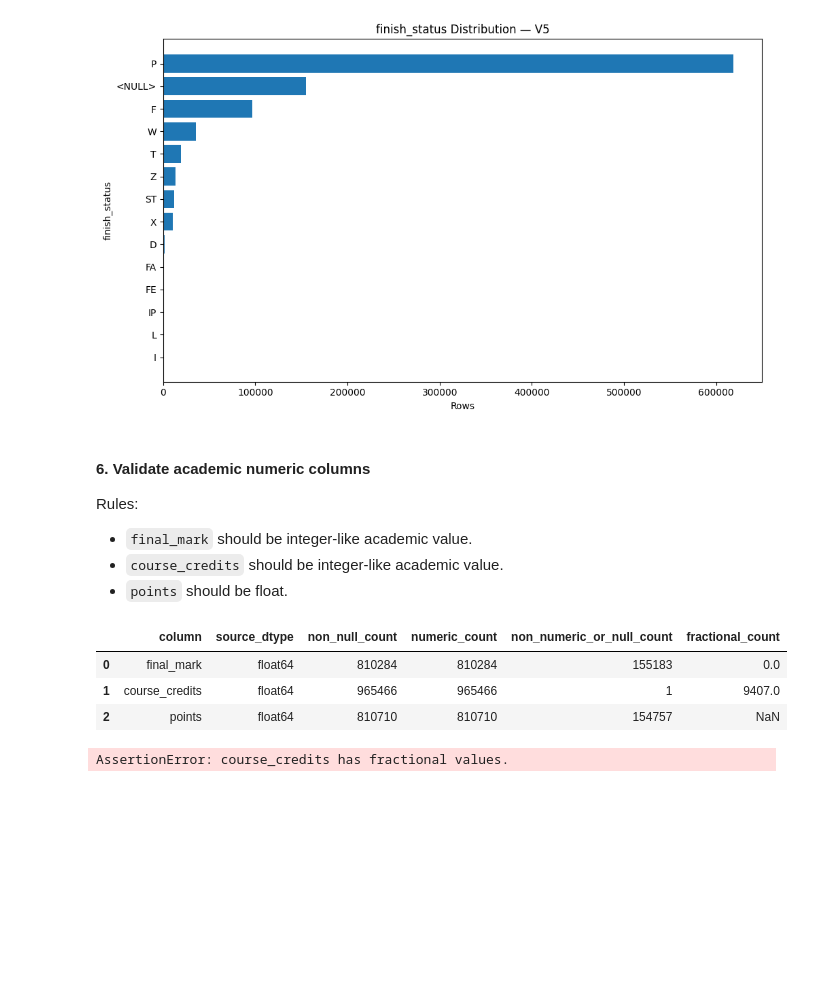
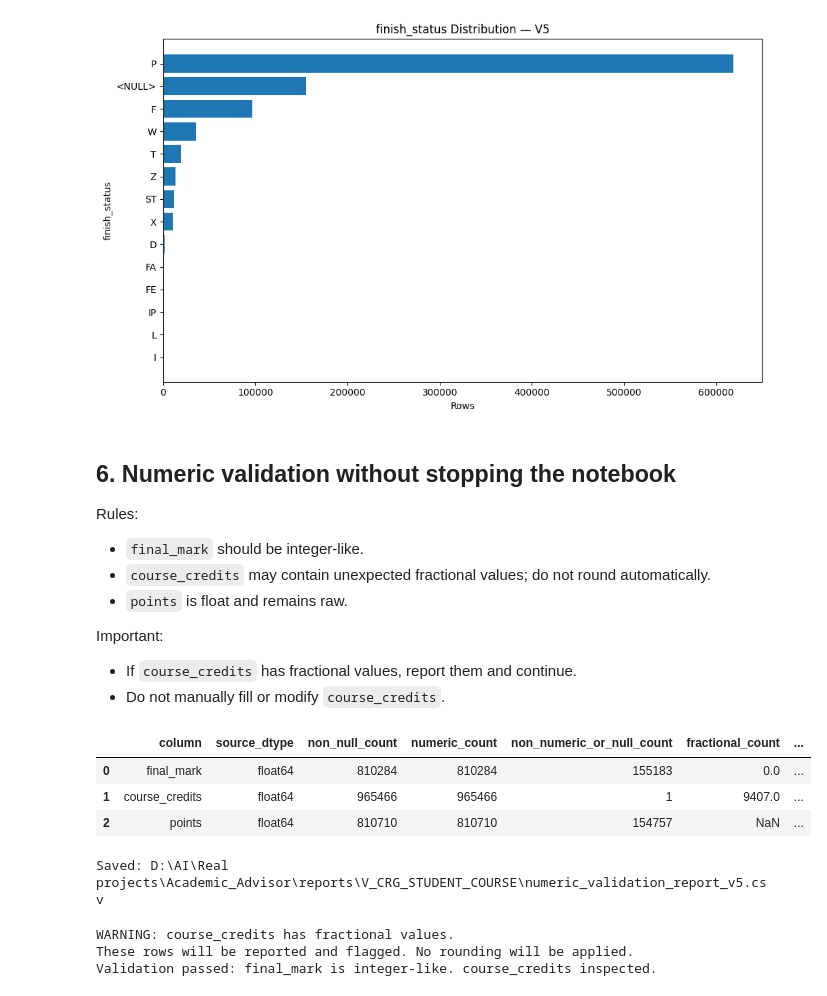
Before and after one commit to ShrkoXIII/Academic_Advisor_system, a Jupyter notebook: note_books/V_CRG_STUDENT_COURSE/preprocess_student_course.ipynb, the cells around one changed output. Saved outputs shown, nothing was run; the diff lists cells and outputs as text; code cells hidden in the pictures; blank space fills up the shorter version.

```diff
--- a/note_books/V_CRG_STUDENT_COURSE/preprocess_student_course.ipynb
+++ b/note_books/V_CRG_STUDENT_COURSE/preprocess_student_course.ipynb
@@ -317,55 +345,70 @@ plt.show()
 # %% [output]
 [figure]
 # %% [markdown]
-#### 6. Validate academic numeric columns
+## 6. Numeric validation without stopping the notebook
 
 Rules:
-- `final_mark` should be integer-like academic value.
-- `course_credits` should be integer-like academic value.
-- `points` should be float.
+- `final_mark` should be integer-like.
+- `course_credits` may contain unexpected fractional values; do not round automatically.
+- `points` is float and remains raw.
+
+Important:
+- If `course_credits` has fractional values, report them and continue.
+- Do not manually fill or modify `course_credits`.
 # %%
 def integer_like_report(df: pd.DataFrame, column: str) -> dict:
     numeric = pd.to_numeric(df[column], errors="coerce")
     non_null_numeric = numeric.dropna()
-    fractional_count = int(((non_null_numeric % 1) != 0).sum())
+    fractional_mask = (non_null_numeric % 1) != 0
 
     return {
         "column": column,
         "source_dtype": str(df[column].dtype),
         "non_null_count": int(df[column].notna().sum()),
         "numeric_count": int(non_null_numeric.shape[0]),
         "non_numeric_or_null_count": int(df[column].shape[0] - non_null_numeric.shape[0]),
-        "fractional_count": fractional_count,
+        "fractional_count": int(fractional_mask.sum()),
+        "fractional_ratio": float(fractional_mask.mean()) if len(non_null_numeric) > 0 else 0,
     }
 
 
 numeric_validation_report_v5 = pd.DataFrame([
     integer_like_report(df_raw_v5, "final_mark"),
     integer_like_report(df_raw_v5, "course_credits"),
 ])
 
-points_numeric = pd.to_numeric(df_raw_v5["points"], errors="coerce")
+points_numeric_v5 = pd.to_numeric(df_raw_v5["points"], errors="coerce")
 
 points_report_v5 = pd.DataFrame([{
     "column": "points",
     "source_dtype": str(df_raw_v5["points"].dtype),
     "non_null_count": int(df_raw_v5["points"].notna().sum()),
-    "numeric_count": int(points_numeric.notna().sum()),
-    "non_numeric_or_null_count": int(df_raw_v5["points"].shape[0] - points_numeric.notna().sum()),
+    "numeric_count": int(points_numeric_v5.notna().sum()),
+    "non_numeric_or_null_count": int(df_raw_v5["points"].shape[0] - points_numeric_v5.notna().sum()),
     "fractional_count": np.nan,
+    "fractional_ratio": np.nan,
 }])
 
 numeric_validation_report_v5 = pd.concat(
     [numeric_validation_report_v5, points_report_v5],
     ignore_index=True
 )
 
+numeric_validation_report_path_v5 = REPORTS_DIR / "numeric_validation_report_v5.csv"
+numeric_validation_report_v5.to_csv(
+    numeric_validation_report_path_v5,
+    index=False,
+    encoding="utf-8-sig"
+)
+
 display(numeric_validation_report_v5)
+print("Saved:", numeric_validation_report_path_v5)
 # %% [output]
-|  | column | source_dtype | non_null_count | numeric_count | non_numeric_or_null_count | fractional_count |
-| 0 | final_mark | float64 | 810284 | 810284 | 155183 | 0.0 |
-| 1 | course_credits | float64 | 965466 | 965466 | 1 | 9407.0 |
-| 2 | points | float64 | 810710 | 810710 | 154757 | NaN |
+|  | column | source_dtype | non_null_count | numeric_count | non_numeric_or_null_count | fractional_count | ... |
+| 0 | final_mark | float64 | 810284 | 810284 | 155183 | 0.0 | ... |
+| 1 | course_credits | float64 | 965466 | 965466 | 1 | 9407.0 | ... |
+| 2 | points | float64 | 810710 | 810710 | 154757 | NaN | ... |
+Saved: D:\AI\Real projects\Academic_Advisor\reports\V_CRG_STUDENT_COURSE\numeric_validation_report_v5.csv
 # %%
 final_mark_fractional = numeric_validation_report_v5.loc[
     numeric_validation_report_v5["column"].eq("final_mark"),
@@ -378,8 +421,17 @@ course_credits_fractional = numeric_validation_report_v5.loc[
 ].iloc[0]
 
 assert final_mark_fractional == 0, "final_mark has fractional values."
-assert course_credits_fractional == 0, "course_credits has fractional values."
 
-print("Validation passed: final_mark and course_credits are integer-like.")
+if course_credits_fractional > 0:
+    print("WARNING: course_credits has fractional values.")
+    print("These rows will be reported and flagged. No rounding will be applied.")
+else:
+    print("course_credits is integer-like.")
+
+assert numeric_validation_report_path_v5.exists()
+
+print("Validation passed: final_mark is integer-like. course_credits inspected.")
 # %% [output]
-AssertionError: course_credits has fractional values.
+WARNING: course_credits has fractional values.
+These rows will be reported and flagged. No rounding will be applied.
+Validation passed: final_mark is integer-like. course_credits inspected.
```
Also changed, not shown: parts of 8 cells of this notebook, 4 other files.
